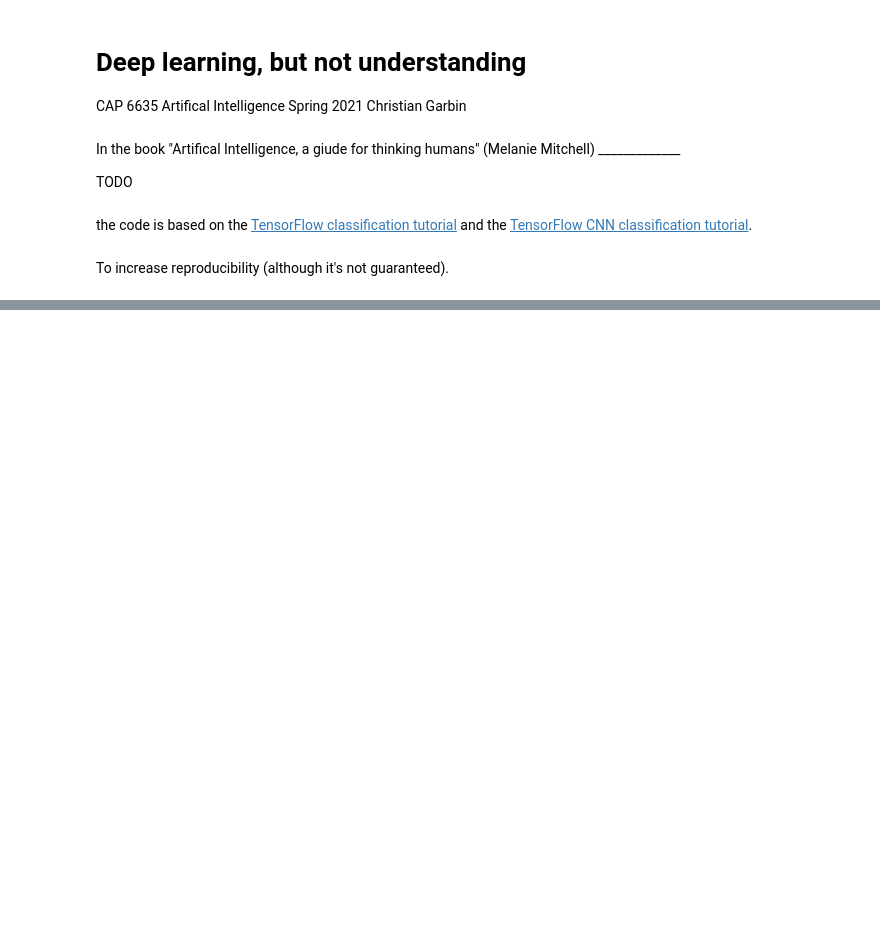
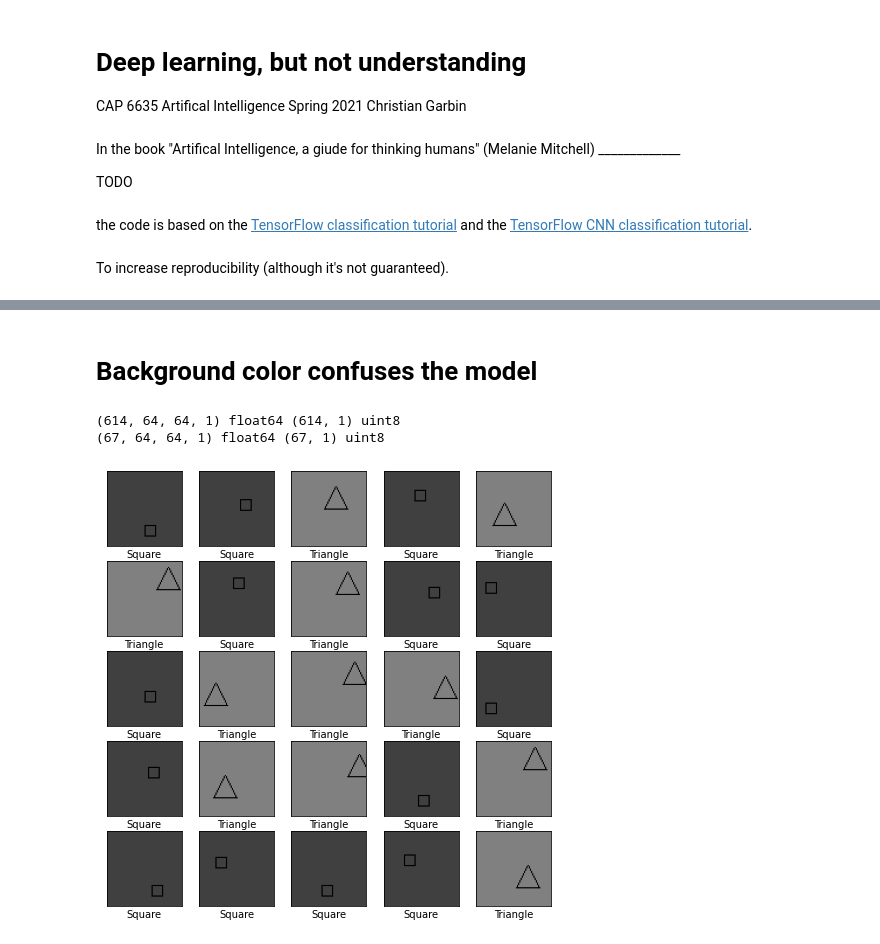
Before and after one commit to fau-masters-collected-works-cgarbin/machine-learning-but-not-understanding, a Jupyter notebook: deep_learning_but_not_understanding.ipynb, the cells around one changed output, grey strips where cells are left out. Cells and saved outputs as stored; diff of their text form; code cells hidden in the pictures; blank space fills up the shorter version.

Commit message:
Add drak/light gray neural network example

```diff
--- a/deep_learning_but_not_understanding.ipynb
+++ b/deep_learning_but_not_understanding.ipynb
@@ -49,12 +55,3 @@ print(test_set.shape, test_set.dtype, test_label.shape, test_label.dtype)
-# %%
-plt.figure(figsize=(8,8))
-for i in range(25):
-    plt.subplot(5,5,i+1)
-    plt.xticks([])
-    plt.yticks([])
-    plt.imshow(train_set[i], cmap='gray')
-    plt.xlabel(class_names[train_label[i][0]])
-plt.show()
 # %%
 plt.figure(figsize=(8,8))
 for i in range(25):
@@ -134,0 +155,25 @@ plt.show()
+# %% [markdown]
+# Background color confuses the model
+# %%
+(train_set, train_label), (test_set, test_label) = images.get_color_dataset(10)
+class_names = images.get_class_labels()
+# %%
+train_set, train_label = normalize_set(train_set, train_label)
+test_set, test_label = normalize_set(test_set, test_label)
+# %%
+print(train_set.shape, train_set.dtype, train_label.shape, train_label.dtype)
+print(test_set.shape, test_set.dtype, test_label.shape, test_label.dtype)
+# %% [output]
+(614, 64, 64, 1) float64 (614, 1) uint8
+(67, 64, 64, 1) float64 (67, 1) uint8
+# %%
+plt.figure(figsize=(8,8))
+for i in range(25):
+    plt.subplot(5,5,i+1)
+    plt.xticks([])
+    plt.yticks([])
+    plt.imshow(train_set[i], cmap='gray', vmin=0.0, vmax=1.0)
+    plt.xlabel(class_names[train_label[i][0]])
+plt.show()
+# %% [output]
+[figure, added]
```
Also changed, not shown: parts of 18 cells of this notebook, 1 other file.
